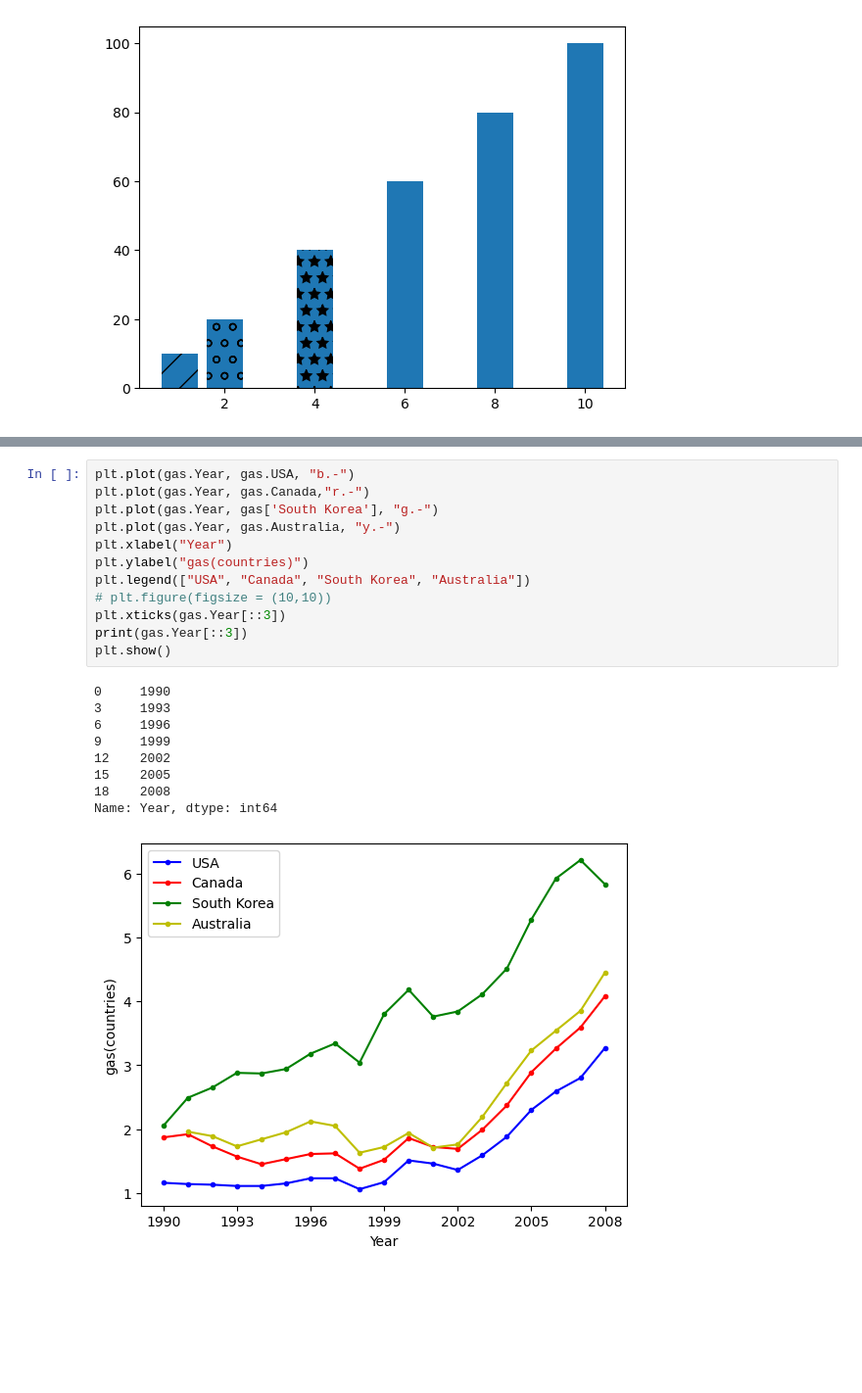
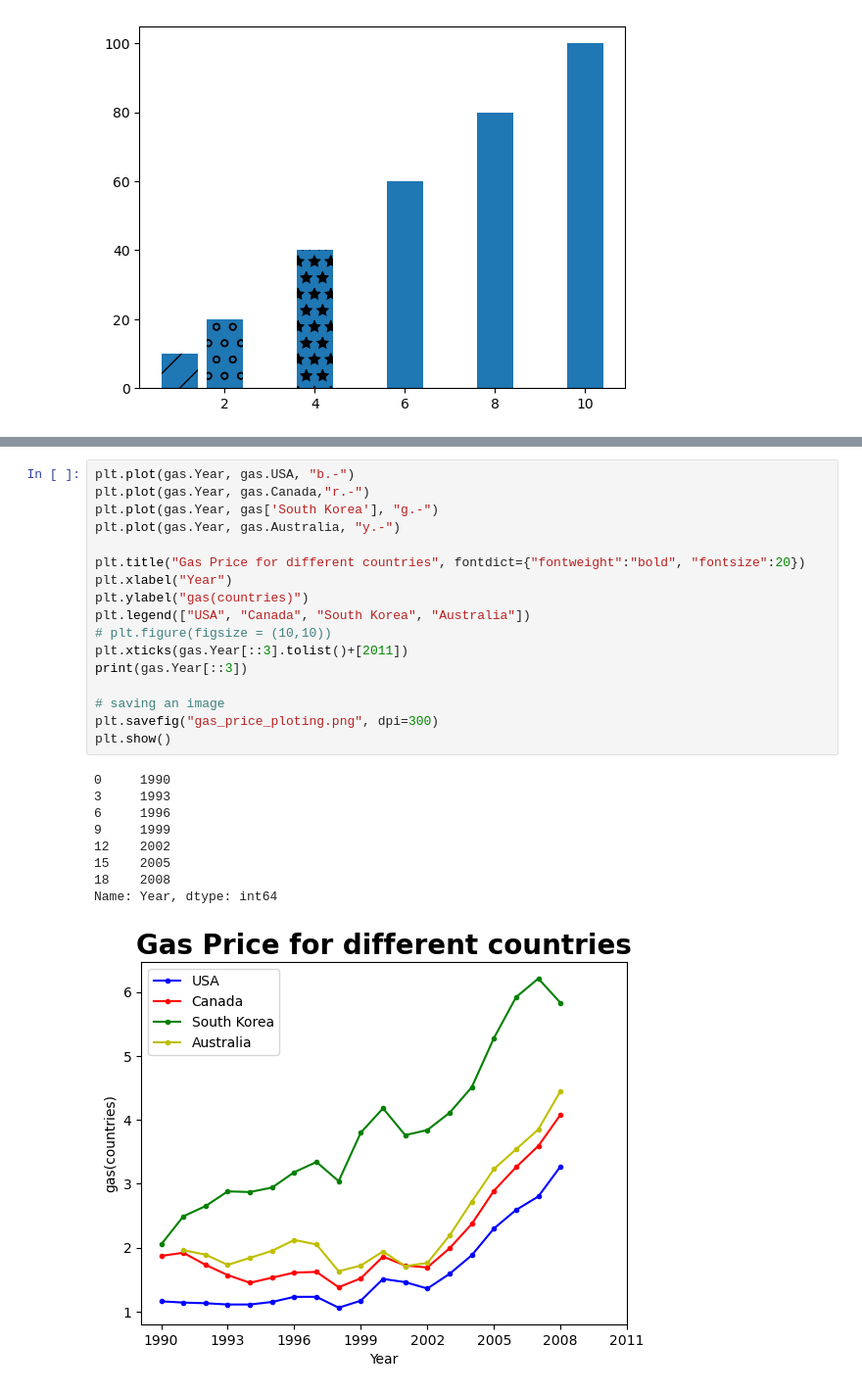
Before and after one commit to James-wasonga/Machine_Learning, a Jupyter notebook: Revision.ipynb, the cells around one changed output, grey strips where cells are left out. Shown at 98% size. Saved outputs shown, nothing was run; the diff lists cells and outputs as text; blank space fills up the shorter version.

```diff
--- a/Revision.ipynb
+++ b/Revision.ipynb
@@ -467,22 +463,27 @@ data
 # %%
 plt.plot(gas.Year, gas.USA, "b.-")
 plt.plot(gas.Year, gas.Canada,"r.-")
 plt.plot(gas.Year, gas['South Korea'], "g.-")
 plt.plot(gas.Year, gas.Australia, "y.-")
+
+plt.title("Gas Price for different countries", fontdict={"fontweight":"bold", "fontsize":20})
 plt.xlabel("Year")
 plt.ylabel("gas(countries)")
 plt.legend(["USA", "Canada", "South Korea", "Australia"])
 # plt.figure(figsize = (10,10))
-plt.xticks(gas.Year[::3])
+plt.xticks(gas.Year[::3].tolist()+[2011])
 print(gas.Year[::3])
+
+# saving an image
+plt.savefig("gas_price_ploting.png", dpi=300)
 plt.show()
 # %% [output]
 0     1990
 3     1993
 6     1996
 9     1999
 12    2002
 15    2005
 18    2008
 Name: Year, dtype: int64
-[figure, old version]
+[figure, new version]
```
Also changed, not shown: parts of 17 cells of this notebook.
